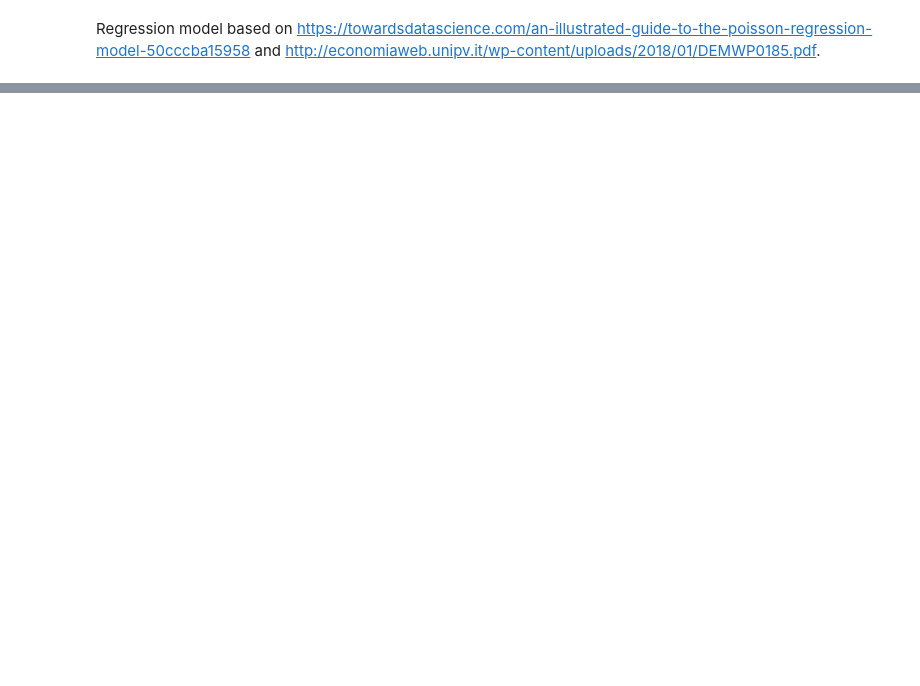
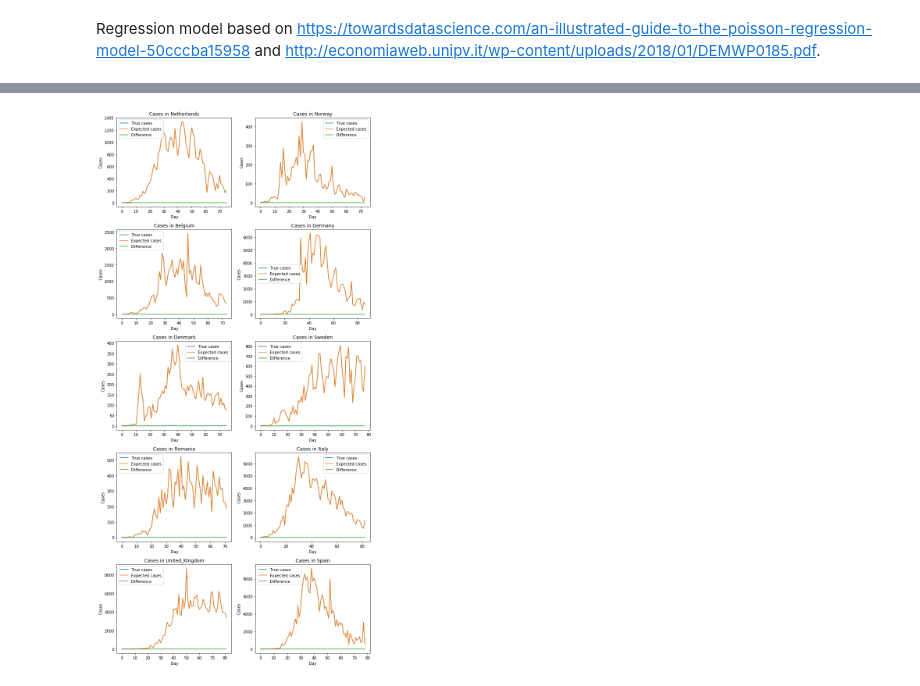
Before and after one commit to mihaighidoveanu/covid19, a Jupyter notebook: basemodelTest.ipynb, the cells around one changed output, grey strips where cells are left out. Drawn from its saved outputs; the diff is of its cells as text; code cells hidden in the pictures; blank space fills up the shorter version.

```diff
--- a/basemodelTest.ipynb
+++ b/basemodelTest.ipynb
@@ -98,3 +75,5 @@ sp.loc[0,'expcasesyest']=0
+# %%
+dataframes, _ = zip(*countries)
 # %% [markdown]
 Regression model based on https://towardsdatascience.com/an-illustrated-guide-to-the-poisson-regression-model-50cccba15958 and http://economiaweb.unipv.it/wp-content/uploads/2018/01/DEMWP0185.pdf.
 # %%
@@ -147,0 +144,28 @@ Next steps:
+# %%
+fig, axes = plt.subplots(nrows=5, ncols=2, figsize=(10, 20))
+
+for ax, country in zip(axes.ravel(), dataframes):
+#     ax.plot(country[['cases']].values)
+#     ax.plot(country[['expcasestoday']].values)
+#     combcases = np.concatenate((country[['cases']].values,country[['expcasestoday']].values),axis=1).tolist()
+#     ax.plot(combcases)
+    ax.plot(country[['cases']].values)
+    ax.plot(country[['expcasestoday']].values)
+    ax.plot(country[['cases']].values-country[['expcasestoday']].values)
+#     country.plot(y=['cases', 'expcasestoday'], ax=ax, legend=False)
+#     country.plot(x='date', y='expcasestoday', ax=ax, legend=False)
+#     country[['cases', 'expcasestoday']].plot()
+
+#     ax = country.plot(y="cases")
+#     country.plot(y="expcasestoday", ax=ax)
+
+#     country.plot(x='date', y='cases')
+    ax.set_title('Cases in '+country.loc[0,['country']].values[0])
+    ax.set_xlabel('Day')
+    ax.set_ylabel('Cases')
+    ax.legend(['True cases', 'Expected cases', 'Difference'])
+#     ax.set_xticklabels(country[['date']].values, rotation=90)
+
+fig.tight_layout()
+# %% [output]
+[figure, added]
```
Also changed, not shown: parts of 23 cells of this notebook, 1 other file.
